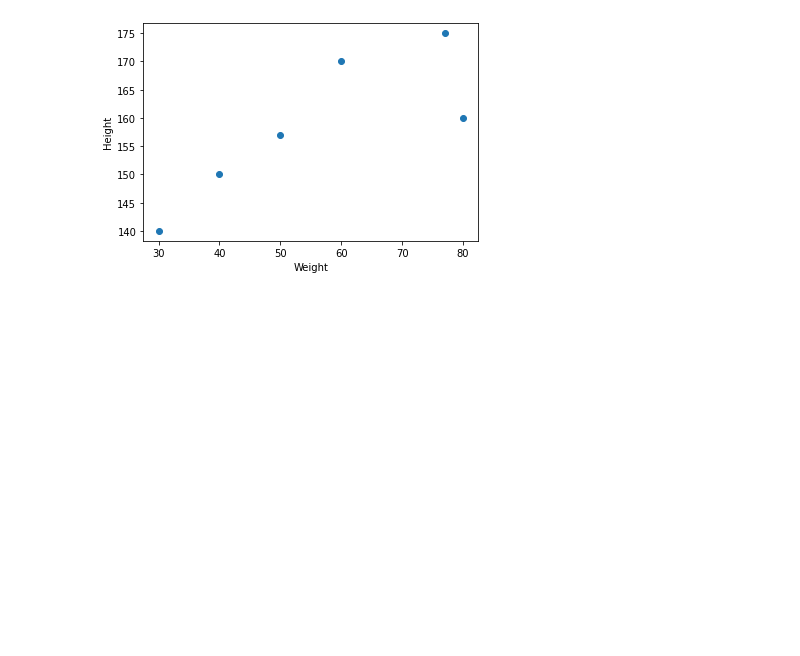
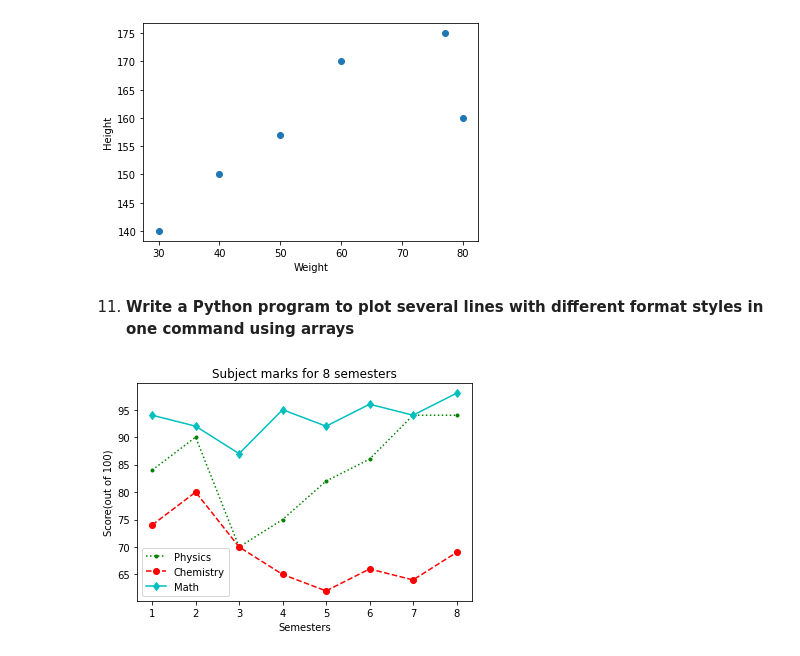
Before and after one commit to NishanthRajkumar/Python-Libraries, a Jupyter notebook: matplotlib_programs/matplotlib_programs.ipynb, the cells around one changed output. Drawn from its saved outputs; the diff is of its cells as text; code cells hidden in the pictures; blank space fills up the shorter version.

Commit message:
feat: plot multiple lines in 1 command

```diff
--- a/matplotlib_programs/matplotlib_programs.ipynb
+++ b/matplotlib_programs/matplotlib_programs.ipynb
@@ -203,3 +203,22 @@ plt.ylabel('Height')
 plt.show()
 # %% [output]
 [figure]
+# %% [markdown]
+11. **Write a Python program to plot several lines with different format styles in one command using arrays**
+# %%
+# Subject scores for semesters
+semesters = [1, 2, 3, 4, 5, 6, 7, 8]
+physics_score = [84, 90, 70, 75, 82, 86, 94, 94]
+chemistry_score = [74, 80, 70, 65, 62, 66, 64, 69]
+math_score = [94, 92, 87, 95, 92, 96, 94, 98]
+
+subjects = np.array([physics_score, chemistry_score, math_score])
+
+plt.plot(semesters, subjects[0], 'g.:', semesters, subjects[1], 'ro--', semesters, subjects[2], 'cd-')
+plt.legend(['Physics', 'Chemistry', 'Math'])
+plt.xlabel('Semesters')
+plt.ylabel('Score(out of 100)')
+plt.title('Subject marks for 8 semesters')
+plt.show()
+# %% [output]
+[figure, added]
```
